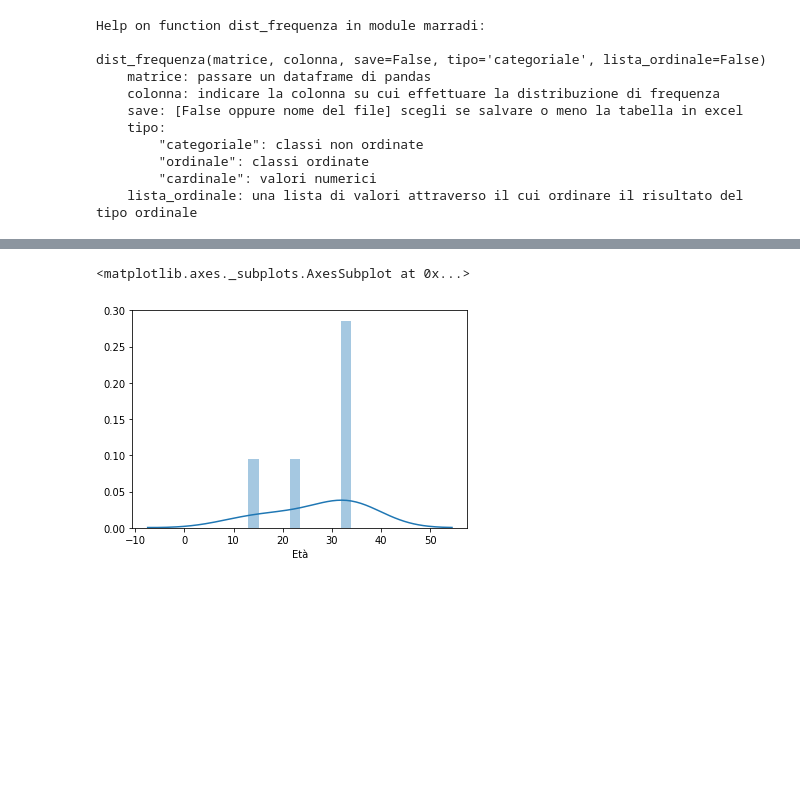
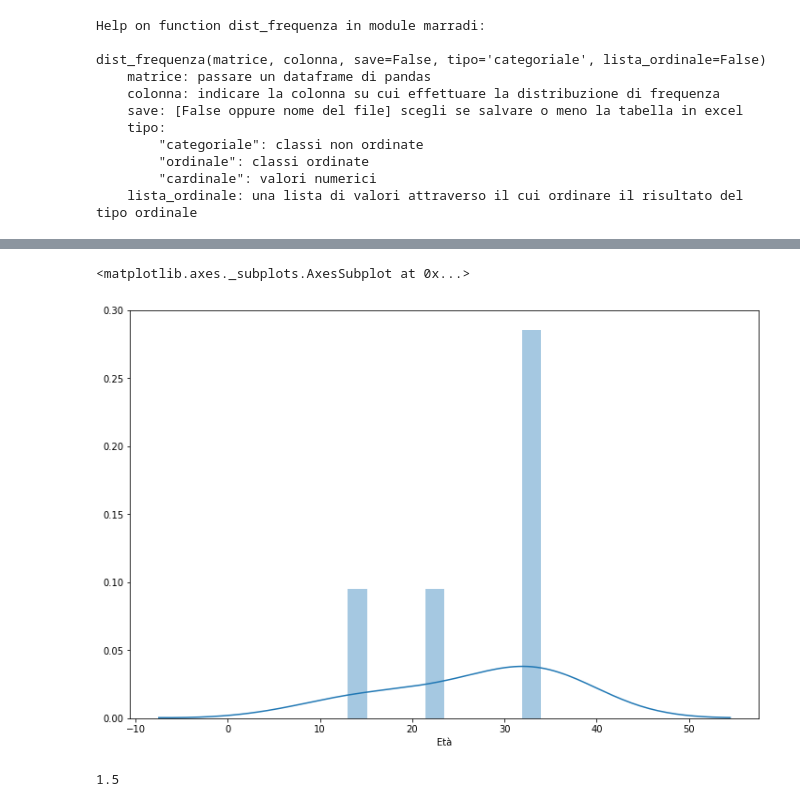
Before and after one commit to scarsellifi/open-notebook-science, a Jupyter notebook: Python e Pandas - Operazioni base.ipynb, the cells around one changed output, grey strips where cells are left out. Drawn from its saved outputs; the diff is of its cells as text; code cells hidden in the pictures; blank space fills up the shorter version.

```diff
--- a/Python e Pandas - Operazioni base.ipynb
+++ b/Python e Pandas - Operazioni base.ipynb
@@ -1064,7 +1064,7 @@ from marradi import *
 #creo alcuni dati di prova
 dati = pd.DataFrame({"Nome":["Marco", "Piero", "Luigi", "Massimo", "Alberto"],
                      "Età": [34,34,22,32,13],
-                     "Titolo di studio": ["Terziario", "Terziario", "Secondario", "Terziario", "Secondario"],
+                     "Titolo di studio": ["Terziaria", "Terziaria", "Secondaria", "Terziaria", "Secondaria"],
                     "Residenza" : ["Firenze", "Roma", "Brescia", "Roma", "Bari"]})
 # %%
 # le opzioni di dist_frequenza
@@ -1136,6 +1173,11 @@ plot_dist_frequenza(resid, tipo = "categoriale")
 # %%
 # per le variabili cardinali è meglio partire direttamente dalla matrice
-sns.distplot(dati["Età"], bins = 10)
+fig, ax = plt.subplots(figsize=(12,8))
+sns.distplot(dati["Età"], bins = 10, ax = ax)
 # %% [output]
 <matplotlib.axes._subplots.AxesSubplot at 0x...>
-[figure, old version]
+[figure, new version]
+# %%
+figsize[0] / figsize[1]
+# %% [output]
+1.5
```
Also changed, not shown: parts of 7 cells of this notebook, 4 other files.
